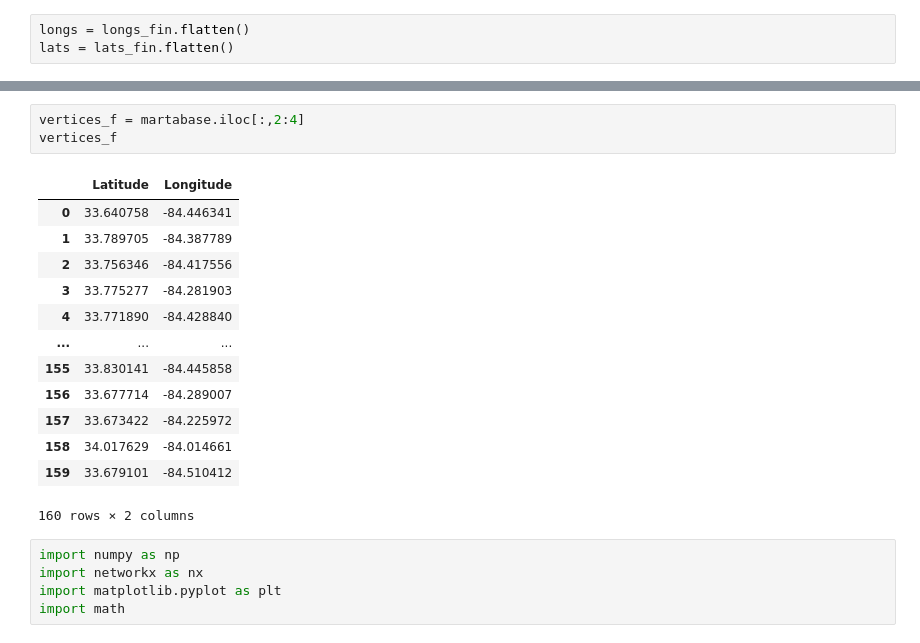
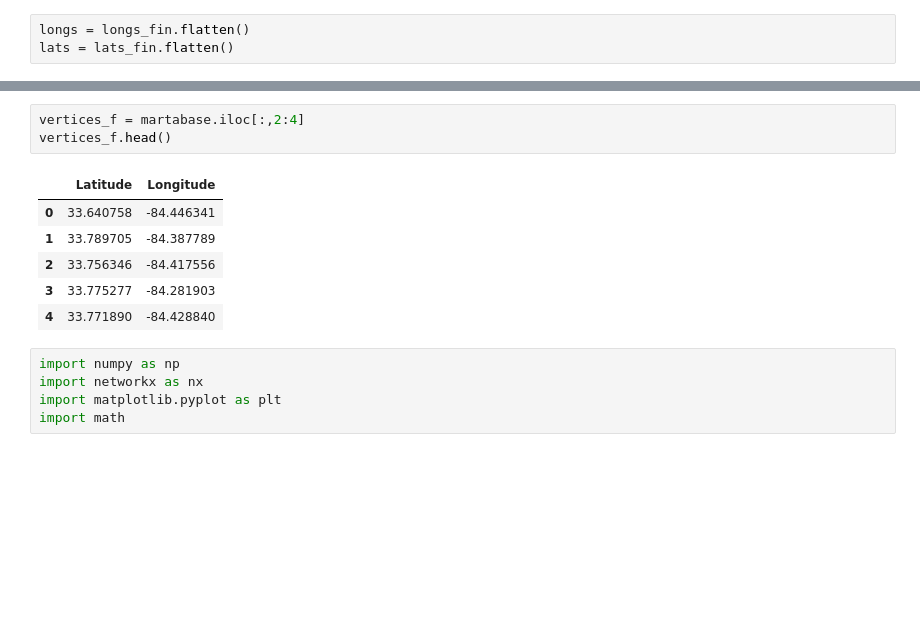
Before and after one commit to StudioMitesh/MARTA-Expansion-Combo, a Jupyter notebook: marta.ipynb, the cells around one changed output, grey strips where cells are left out. Saved outputs shown, nothing was run; the diff lists cells and outputs as text; blank space fills up the shorter version.

```diff
--- a/marta.ipynb
+++ b/marta.ipynb
@@ -204,20 +140,13 @@ martagraph
 # %%
 vertices_f = martabase.iloc[:,2:4]
-vertices_f
+vertices_f.head()
 # %% [output]
 |  | Latitude | Longitude |
 | 0 | 33.640758 | -84.446341 |
 | 1 | 33.789705 | -84.387789 |
 | 2 | 33.756346 | -84.417556 |
 | 3 | 33.775277 | -84.281903 |
 | 4 | 33.771890 | -84.428840 |
-| ... | ... | ... |
-| 155 | 33.830141 | -84.445858 |
-| 156 | 33.677714 | -84.289007 |
-| 157 | 33.673422 | -84.225972 |
-| 158 | 34.017629 | -84.014661 |
-| 159 | 33.679101 | -84.510412 |
-160 rows × 2 columns
 # %%
 import numpy as np
 import networkx as nx
```
Also changed, not shown: parts of 10 cells of this notebook, 20 other files.
